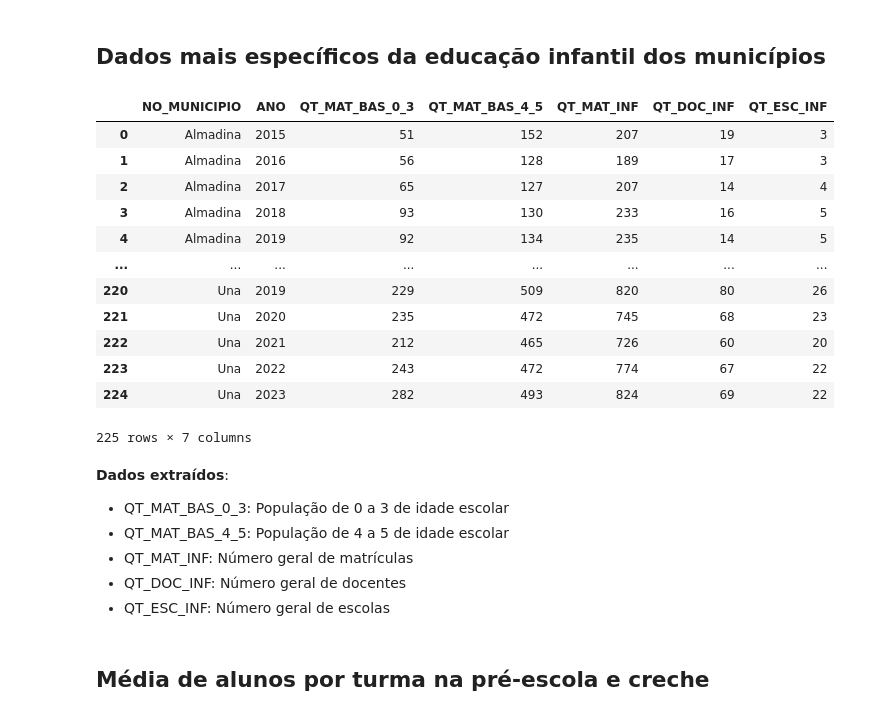
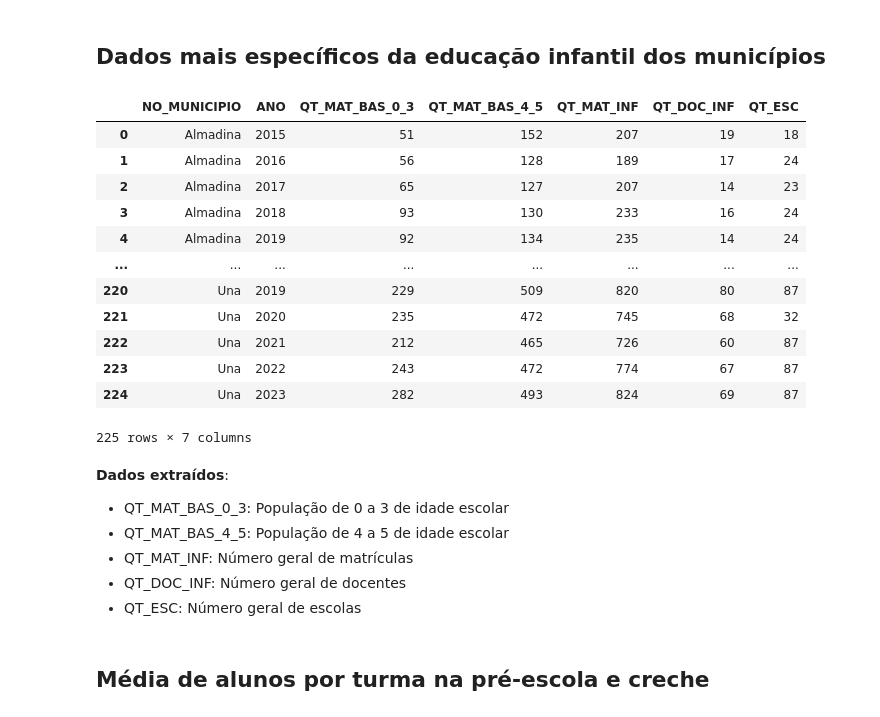
Before and after one commit to matheusssilva991/tj_educacao, a Jupyter notebook: src/tmp.ipynb, the cells around one changed output. Cells and saved outputs as stored; diff of their text form; code cells hidden in the pictures.

```diff
--- a/src/tmp.ipynb
+++ b/src/tmp.ipynb
@@ -30,25 +30,25 @@ df.head()
 # %%
 columns = ['QT_MAT_BAS_0_3', 'QT_MAT_BAS_4_5', 'QT_MAT_INF', 'QT_DOC_INF']
 
 df_especifico = df[['NO_MUNICIPIO', 'ANO'] + columns].copy()
 df_especifico = replace_nao_aplicavel(df_especifico, columns)
-df_especifico['QT_ESC_INF'] = df_especifico['QT_MAT_INF'].apply(lambda x: 1 if x > 0 else 0)
+df_especifico['QT_ESC'] = df_especifico['QT_MAT_INF'].apply(lambda x: 1)
 
 df_especifico = df_especifico.groupby(by=["NO_MUNICIPIO", "ANO"], as_index=False).sum(numeric_only=True)
 df_especifico
 # %% [output]
-|  | NO_MUNICIPIO | ANO | QT_MAT_BAS_0_3 | QT_MAT_BAS_4_5 | QT_MAT_INF | QT_DOC_INF | QT_ESC_INF |
-| 0 | Almadina | 2015 | 51 | 152 | 207 | 19 | 3 |
-| 1 | Almadina | 2016 | 56 | 128 | 189 | 17 | 3 |
-| 2 | Almadina | 2017 | 65 | 127 | 207 | 14 | 4 |
-| 3 | Almadina | 2018 | 93 | 130 | 233 | 16 | 5 |
-| 4 | Almadina | 2019 | 92 | 134 | 235 | 14 | 5 |
+|  | NO_MUNICIPIO | ANO | QT_MAT_BAS_0_3 | QT_MAT_BAS_4_5 | QT_MAT_INF | QT_DOC_INF | QT_ESC |
+| 0 | Almadina | 2015 | 51 | 152 | 207 | 19 | 18 |
+| 1 | Almadina | 2016 | 56 | 128 | 189 | 17 | 24 |
+| 2 | Almadina | 2017 | 65 | 127 | 207 | 14 | 23 |
+| 3 | Almadina | 2018 | 93 | 130 | 233 | 16 | 24 |
+| 4 | Almadina | 2019 | 92 | 134 | 235 | 14 | 24 |
 | ... | ... | ... | ... | ... | ... | ... | ... |
-| 220 | Una | 2019 | 229 | 509 | 820 | 80 | 26 |
-| 221 | Una | 2020 | 235 | 472 | 745 | 68 | 23 |
-| 222 | Una | 2021 | 212 | 465 | 726 | 60 | 20 |
-| 223 | Una | 2022 | 243 | 472 | 774 | 67 | 22 |
-| 224 | Una | 2023 | 282 | 493 | 824 | 69 | 22 |
+| 220 | Una | 2019 | 229 | 509 | 820 | 80 | 87 |
+| 221 | Una | 2020 | 235 | 472 | 745 | 68 | 32 |
+| 222 | Una | 2021 | 212 | 465 | 726 | 60 | 87 |
+| 223 | Una | 2022 | 243 | 472 | 774 | 67 | 87 |
+| 224 | Una | 2023 | 282 | 493 | 824 | 69 | 87 |
 225 rows × 7 columns
 # %% [markdown]
 __Dados extraídos__:
@@ -57,7 +57,7 @@ __Dados extraídos__:
 - QT_MAT_BAS_4_5: População de 4 a 5 de idade escolar
 - QT_MAT_INF: Número geral de matrículas
 - QT_DOC_INF: Número geral de docentes
-- QT_ESC_INF: Número geral de escolas
+- QT_ESC: Número geral de escolas
 # %% [markdown]
 ## Média de alunos por turma na pré-escola e creche
 # %%
```
Also changed, not shown: parts of 8 cells of this notebook, 2 other files.
